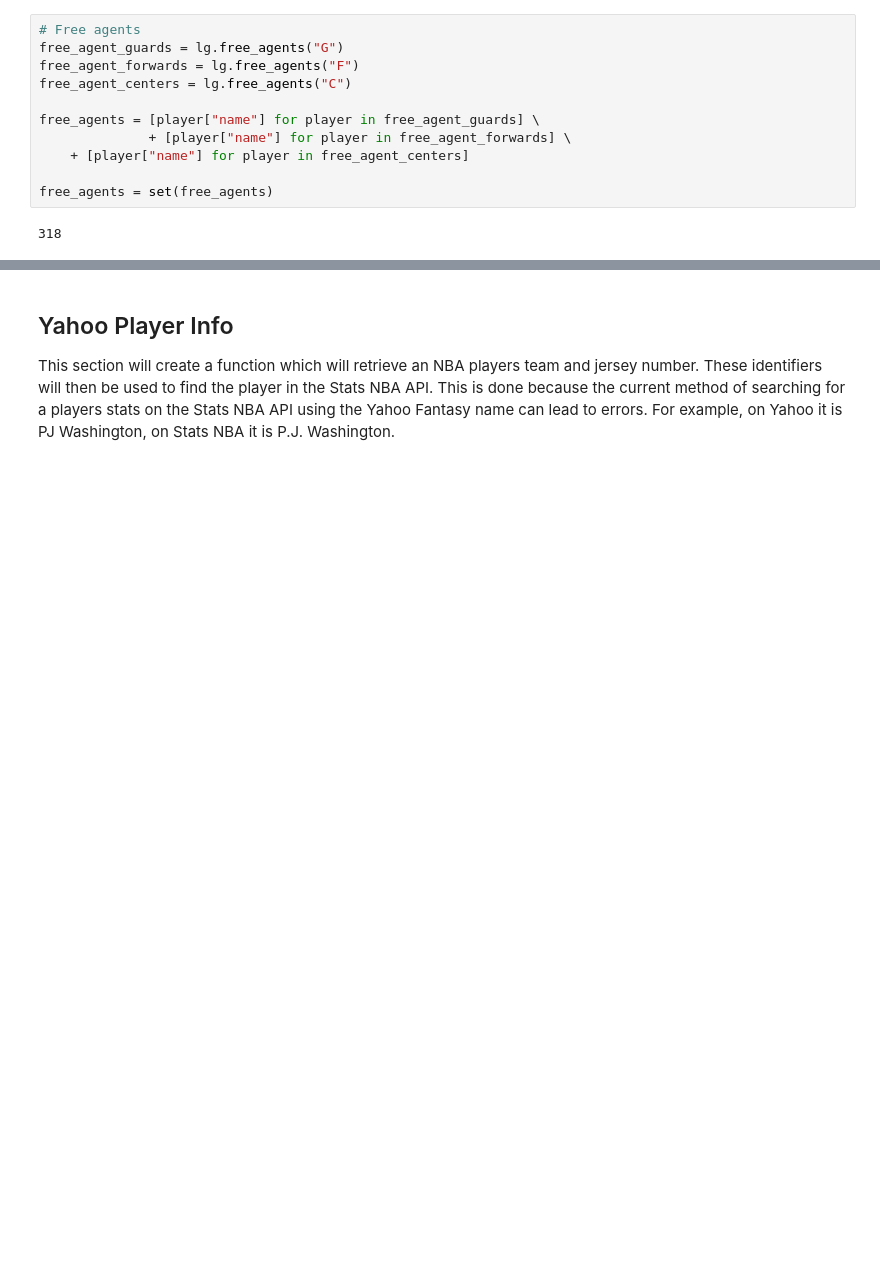
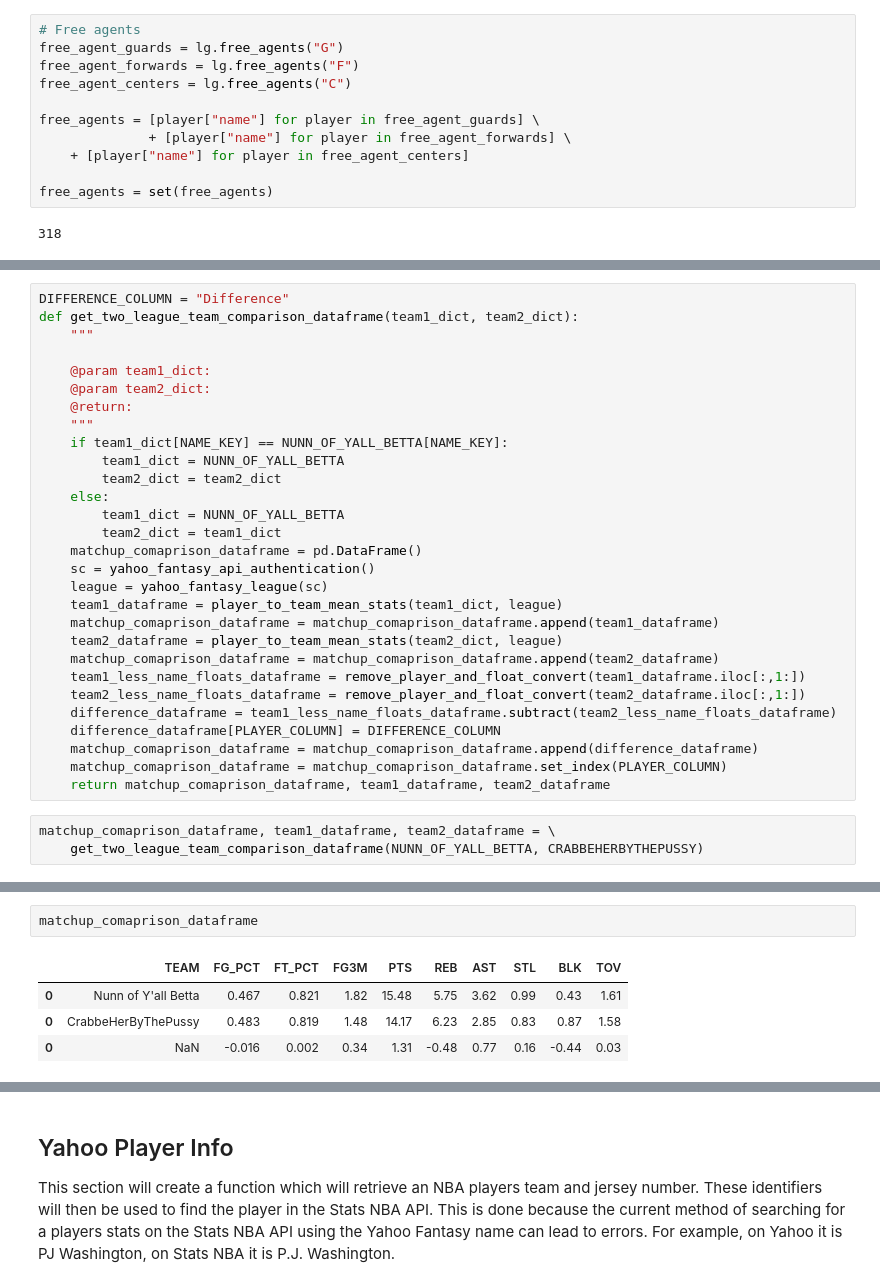
Before and after one commit to JaumeClave/waiver_wire_machine, a Jupyter notebook: notebooks/02_yahoo_fantasy_sports_api_exploration.ipynb, the cells around one changed output, grey strips where cells are left out. Saved outputs shown, nothing was run; the diff lists cells and outputs as text; blank space fills up the shorter version.

```diff
--- a/notebooks/02_yahoo_fantasy_sports_api_exploration.ipynb
+++ b/notebooks/02_yahoo_fantasy_sports_api_exploration.ipynb
@@ -409,0 +431,32 @@ team_9cat_average_stats(CRABBEHERBYTHEPUSSY, league)
+# %%
+DIFFERENCE_COLUMN = "Difference"
+def get_two_league_team_comparison_dataframe(team1_dict, team2_dict):
+    """
+
+    @param team1_dict:
+    @param team2_dict:
+    @return:
+    """
+    if team1_dict[NAME_KEY] == NUNN_OF_YALL_BETTA[NAME_KEY]:
+        team1_dict = NUNN_OF_YALL_BETTA
+        team2_dict = team2_dict
+    else:
+        team1_dict = NUNN_OF_YALL_BETTA
+        team2_dict = team1_dict
+    matchup_comaprison_dataframe = pd.DataFrame()
+    sc = yahoo_fantasy_api_authentication()
+    league = yahoo_fantasy_league(sc)
+    team1_dataframe = player_to_team_mean_stats(team1_dict, league)
+    matchup_comaprison_dataframe = matchup_comaprison_dataframe.append(team1_dataframe)
+    team2_dataframe = player_to_team_mean_stats(team2_dict, league)
+    matchup_comaprison_dataframe = matchup_comaprison_dataframe.append(team2_dataframe)
+    team1_less_name_floats_dataframe = remove_player_and_float_convert(team1_dataframe.iloc[:,1:])
+    team2_less_name_floats_dataframe = remove_player_and_float_convert(team2_dataframe.iloc[:,1:])
+    difference_dataframe = team1_less_name_floats_dataframe.subtract(team2_less_name_floats_dataframe)
+    difference_dataframe[PLAYER_COLUMN] = DIFFERENCE_COLUMN
+    matchup_comaprison_dataframe = matchup_comaprison_dataframe.append(difference_dataframe)
+    matchup_comaprison_dataframe = matchup_comaprison_dataframe.set_index(PLAYER_COLUMN)
+    return matchup_comaprison_dataframe, team1_dataframe, team2_dataframe
+# %%
+matchup_comaprison_dataframe, team1_dataframe, team2_dataframe = \
+    get_two_league_team_comparison_dataframe(NUNN_OF_YALL_BETTA, CRABBEHERBYTHEPUSSY)
@@ -410,3 +467,10 @@ team_9cat_average_stats(CRABBEHERBYTHEPUSSY, league)
+# %%
+matchup_comaprison_dataframe
+# %% [output]
+|  | TEAM | FG_PCT | FT_PCT | FG3M | PTS | REB | AST | STL | BLK | TOV |
+| 0 | Nunn of Y'all Betta | 0.467 | 0.821 | 1.82 | 15.48 | 5.75 | 3.62 | 0.99 | 0.43 | 1.61 |
+| 0 | CrabbeHerByThePussy | 0.483 | 0.819 | 1.48 | 14.17 | 6.23 | 2.85 | 0.83 | 0.87 | 1.58 |
+| 0 | NaN | -0.016 | 0.002 | 0.34 | 1.31 | -0.48 | 0.77 | 0.16 | -0.44 | 0.03 |
 # %%
 %%time
 # League average
```
Also changed, not shown: parts of 10 cells of this notebook, 4 other files.
